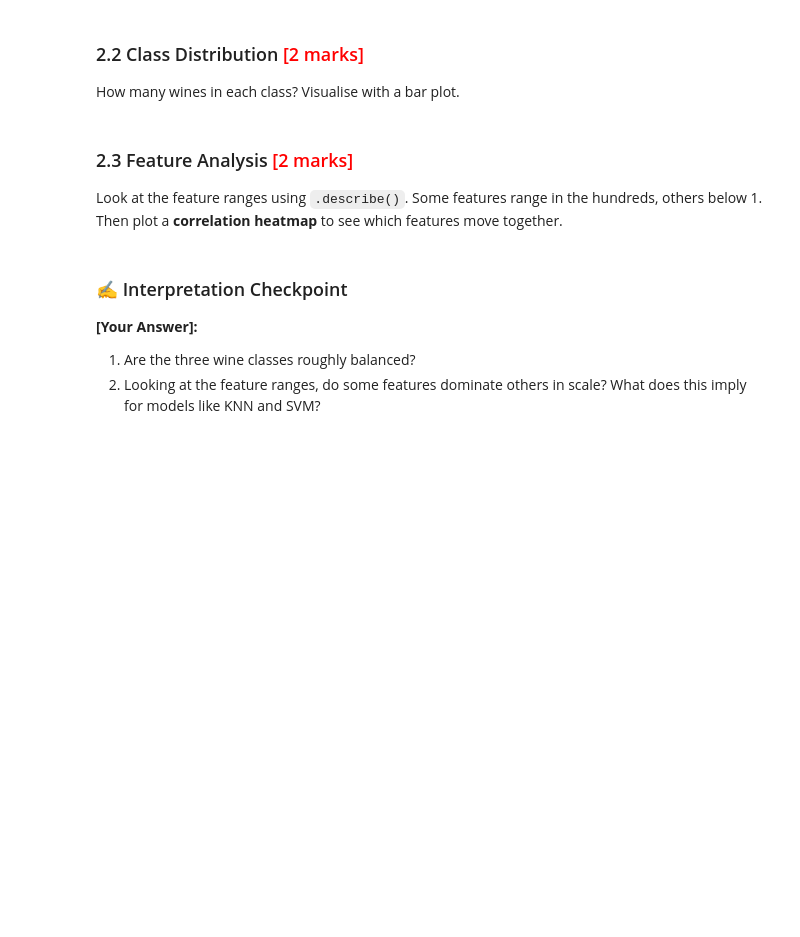
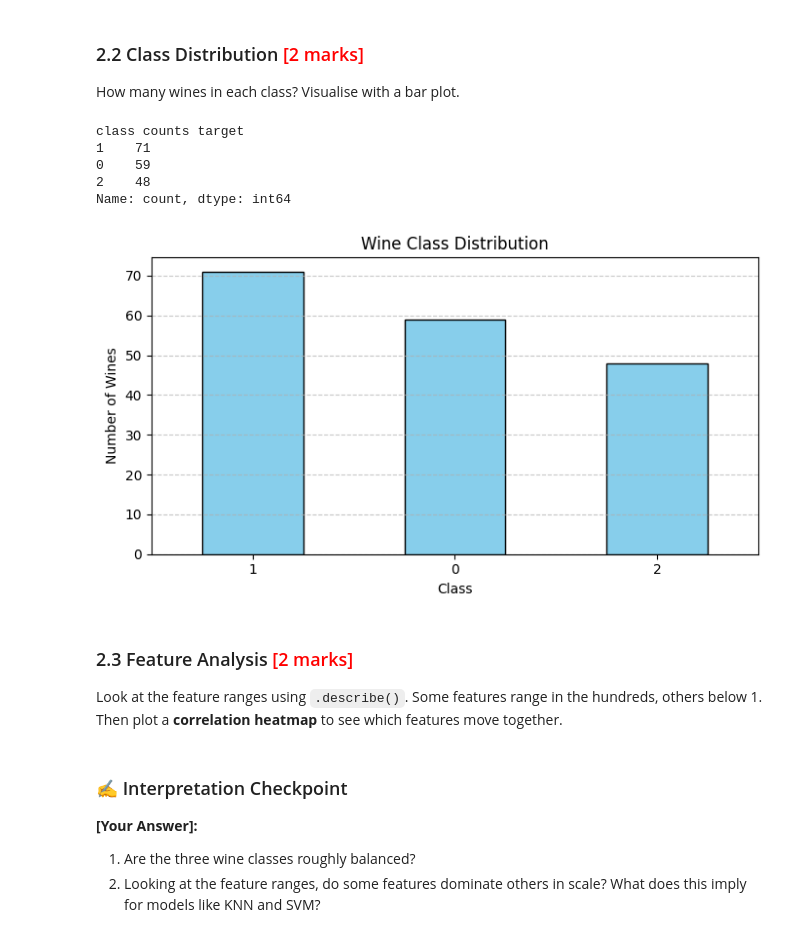
Before and after one commit to rhombus-india/iit-kgp-assignments, a Jupyter notebook: Classification_Assignment_IITKGP/Classification_Models_Exercise.ipynb, the cells around one changed output. Drawn from its saved outputs; the diff is of its cells as text; code cells hidden in the pictures; blank space fills up the shorter version.

```diff
--- a/Classification_Assignment_IITKGP/Classification_Models_Exercise.ipynb
+++ b/Classification_Assignment_IITKGP/Classification_Models_Exercise.ipynb
@@ -839,5 +839,10 @@ from sklearn.neural_network import MLPClassifier
 from sklearn.datasets import load_wine
 
 # Load wine dataset
-wine_data = load_wine()
+wine_data = load_wine(as_frame=True)
 ### CODE HERE ###
+wine_data.feature_names
+dataset = wine_data.data
+target = wine_data.target
+features = wine_data.feature_names
+target
@@ -859,6 +902,26 @@ How many wines in each class? Visualise with a bar plot.
 # %%
 # Wine class distribution
 ### CODE HERE ###
+class_counts = target.value_counts()
+print("class counts", class_counts)
+
+# Visualise with a bar plot
+plt.figure(figsize=(7, 4))
+class_counts.plot(kind="bar", color="skyblue", edgecolor="black")
+plt.title("Wine Class Distribution")
+plt.xlabel("Class")
+plt.ylabel("Number of Wines")
+plt.xticks(rotation=0)
+plt.grid(axis="y", linestyle="--", alpha=0.7)
+plt.tight_layout()
+plt.show()
+# %% [output]
+class counts target
+1    71
+0    59
+2    48
+Name: count, dtype: int64
+[figure, added]
 # %% [markdown]
 ### 2.3 Feature Analysis <font color="red">[2 marks]</font>
 
```
Also changed, not shown: parts of 2 cells of this notebook.
